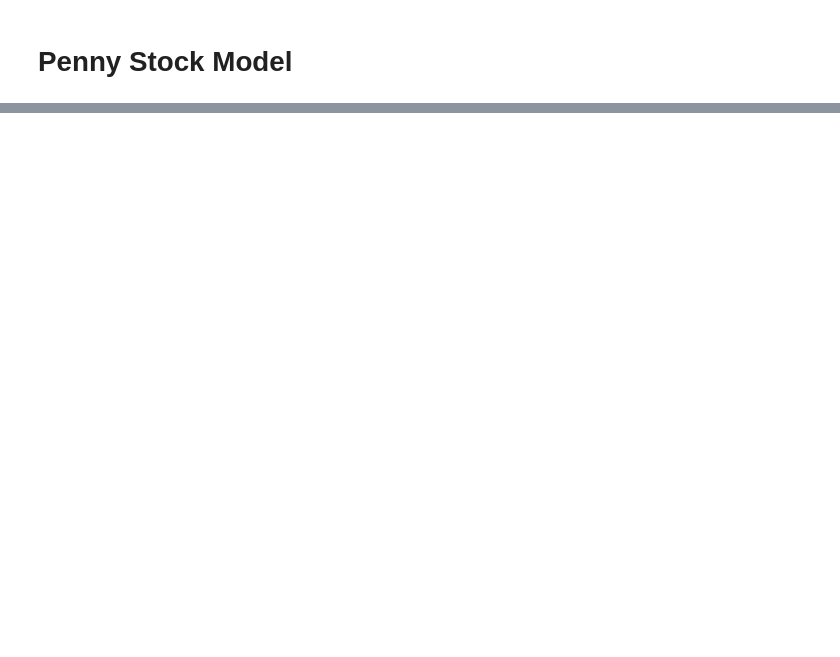
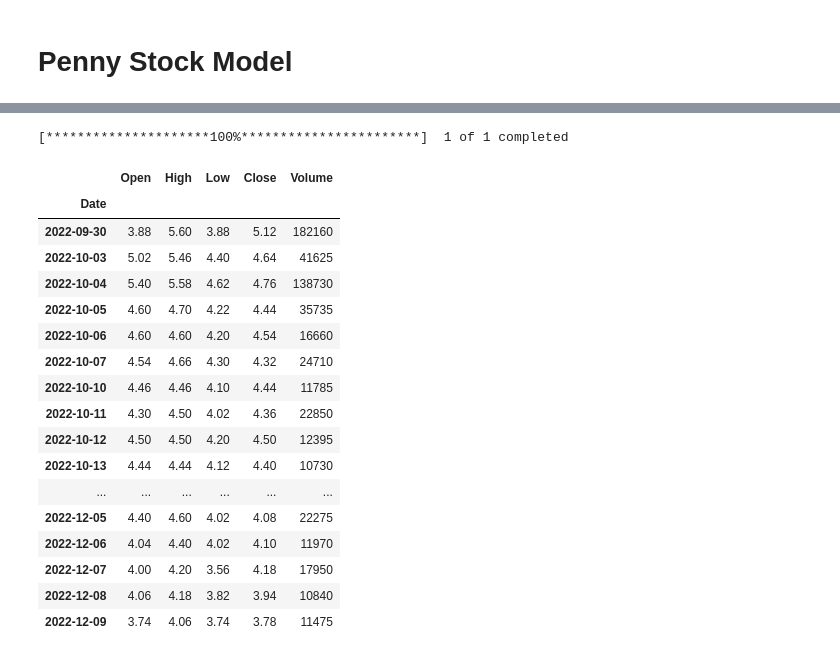
Before and after one commit to volry/Stocks-PF-stategy, a Jupyter notebook: Stocks-PF-strategy.ipynb, the cells around one changed output, grey strips where cells are left out. Cells and saved outputs as stored; diff of their text form; code cells hidden in the pictures; blank space fills up the shorter version.

```diff
--- a/Stocks-PF-strategy.ipynb
+++ b/Stocks-PF-strategy.ipynb
@@ -175,0 +248,25 @@ df_day
+# %%
+testDF = yf.download("AEI", "2022-10-01", "2022-12-10",)
+# %% [output]
+[*********************100%***********************]  1 of 1 completed
+# %%
+testDF
+# %% [output]
+|  | Open | High | Low | Close | Volume |
+| Date |  |  |  |  |  |
+| 2022-09-30 | 3.88 | 5.60 | 3.88 | 5.12 | 182160 |
+| 2022-10-03 | 5.02 | 5.46 | 4.40 | 4.64 | 41625 |
+| 2022-10-04 | 5.40 | 5.58 | 4.62 | 4.76 | 138730 |
+| 2022-10-05 | 4.60 | 4.70 | 4.22 | 4.44 | 35735 |
+| 2022-10-06 | 4.60 | 4.60 | 4.20 | 4.54 | 16660 |
+| 2022-10-07 | 4.54 | 4.66 | 4.30 | 4.32 | 24710 |
+| 2022-10-10 | 4.46 | 4.46 | 4.10 | 4.44 | 11785 |
+| 2022-10-11 | 4.30 | 4.50 | 4.02 | 4.36 | 22850 |
+| 2022-10-12 | 4.50 | 4.50 | 4.20 | 4.50 | 12395 |
+| 2022-10-13 | 4.44 | 4.44 | 4.12 | 4.40 | 10730 |
+| ... | ... | ... | ... | ... | ... |
+| 2022-12-05 | 4.40 | 4.60 | 4.02 | 4.08 | 22275 |
+| 2022-12-06 | 4.04 | 4.40 | 4.02 | 4.10 | 11970 |
+| 2022-12-07 | 4.00 | 4.20 | 3.56 | 4.18 | 17950 |
+| 2022-12-08 | 4.06 | 4.18 | 3.82 | 3.94 | 10840 |
+| 2022-12-09 | 3.74 | 4.06 | 3.74 | 3.78 | 11475 |
```
Also changed, not shown: parts of 8 cells of this notebook.
